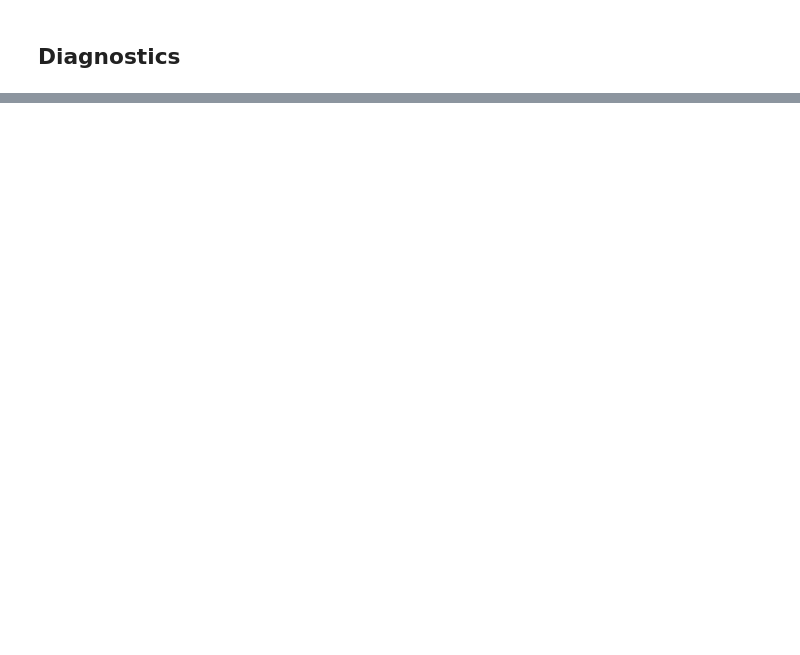
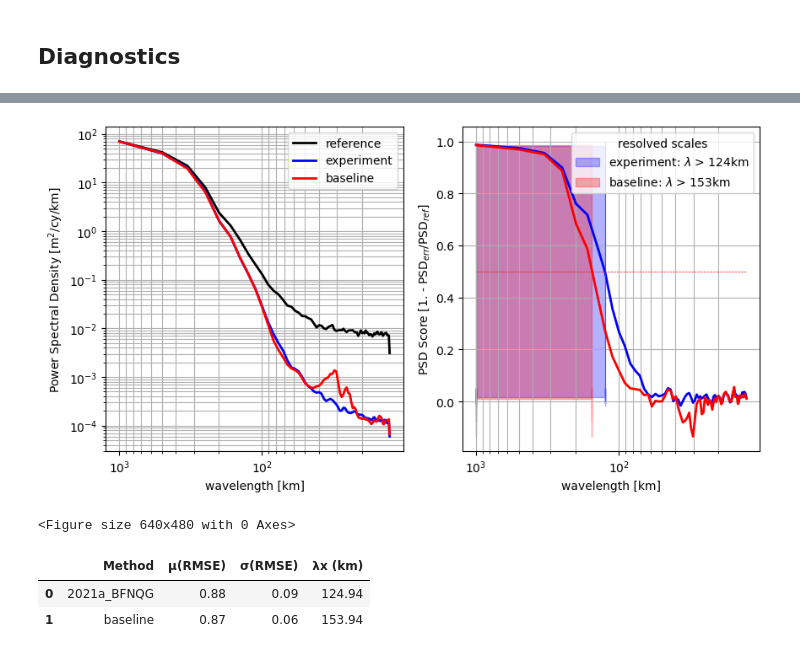
Before and after one commit to leguillf/MASSH, a Jupyter notebook: mapping/examples/2021a_SSH_mapping_OSE/2021a_BFNQG.ipynb, the cells around one changed output, grey strips where cells are left out. Drawn from its saved outputs; the diff is of its cells as text; code cells hidden in the pictures; blank space fills up the shorter version.

```diff
--- a/mapping/examples/2021a_SSH_mapping_OSE/2021a_BFNQG.ipynb
+++ b/mapping/examples/2021a_SSH_mapping_OSE/2021a_BFNQG.ipynb
@@ -116,0 +99,11 @@ ModuleNotFoundError: No module named 'pyinterp'
+# %%
+Diag.psd_based_scores(plot=True)
+# %% [output]
+[figure, added]
+<Figure size 640x480 with 0 Axes>
+# %%
+Diag.Leaderboard()
+# %% [output]
+|  | Method | µ(RMSE) | σ(RMSE) | λx (km) |
+| 0 | 2021a_BFNQG | 0.88 | 0.09 | 124.94 |
+| 1 | baseline | 0.87 | 0.06 | 153.94 |
```
Also changed, not shown: parts of 9 cells of this notebook, 22 other files.
